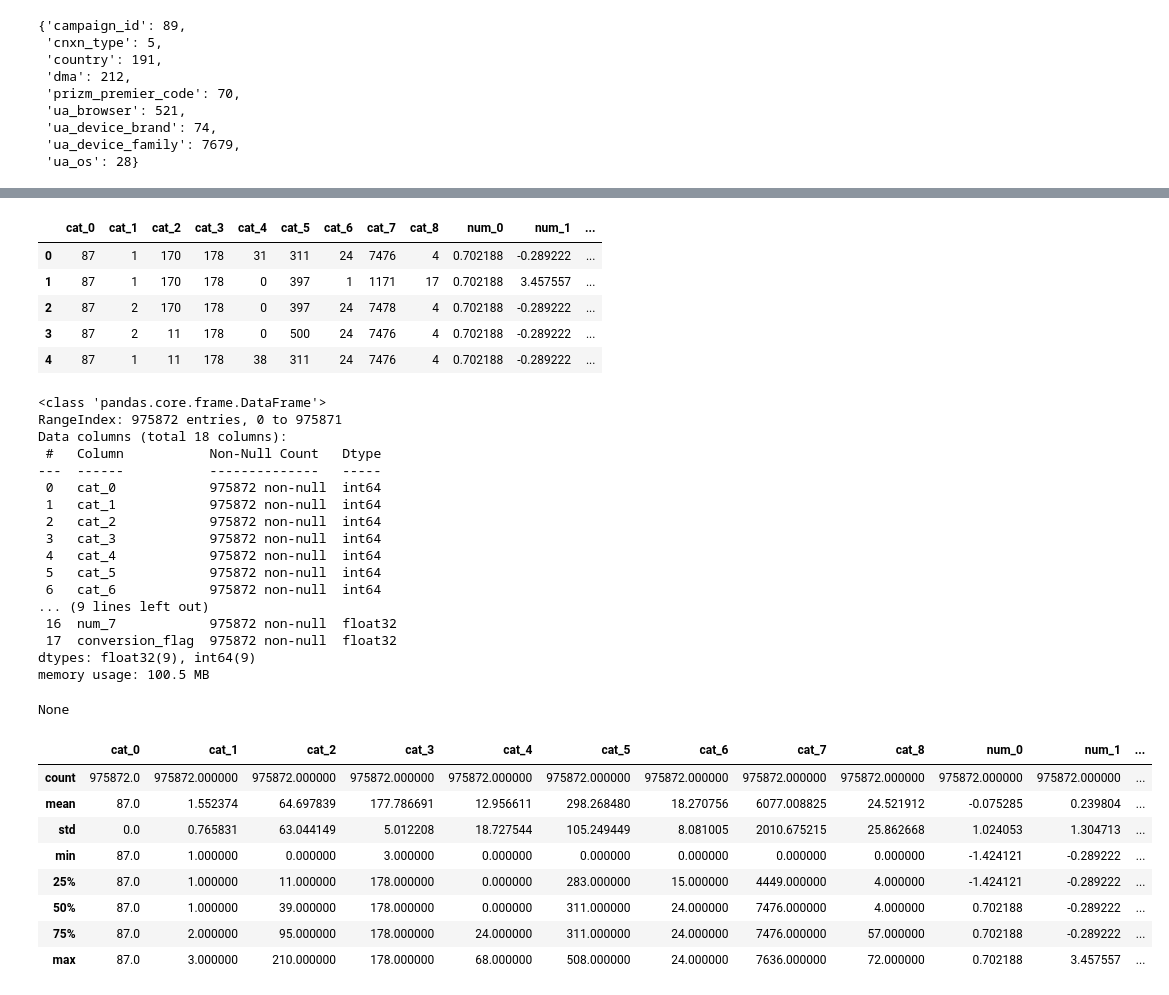
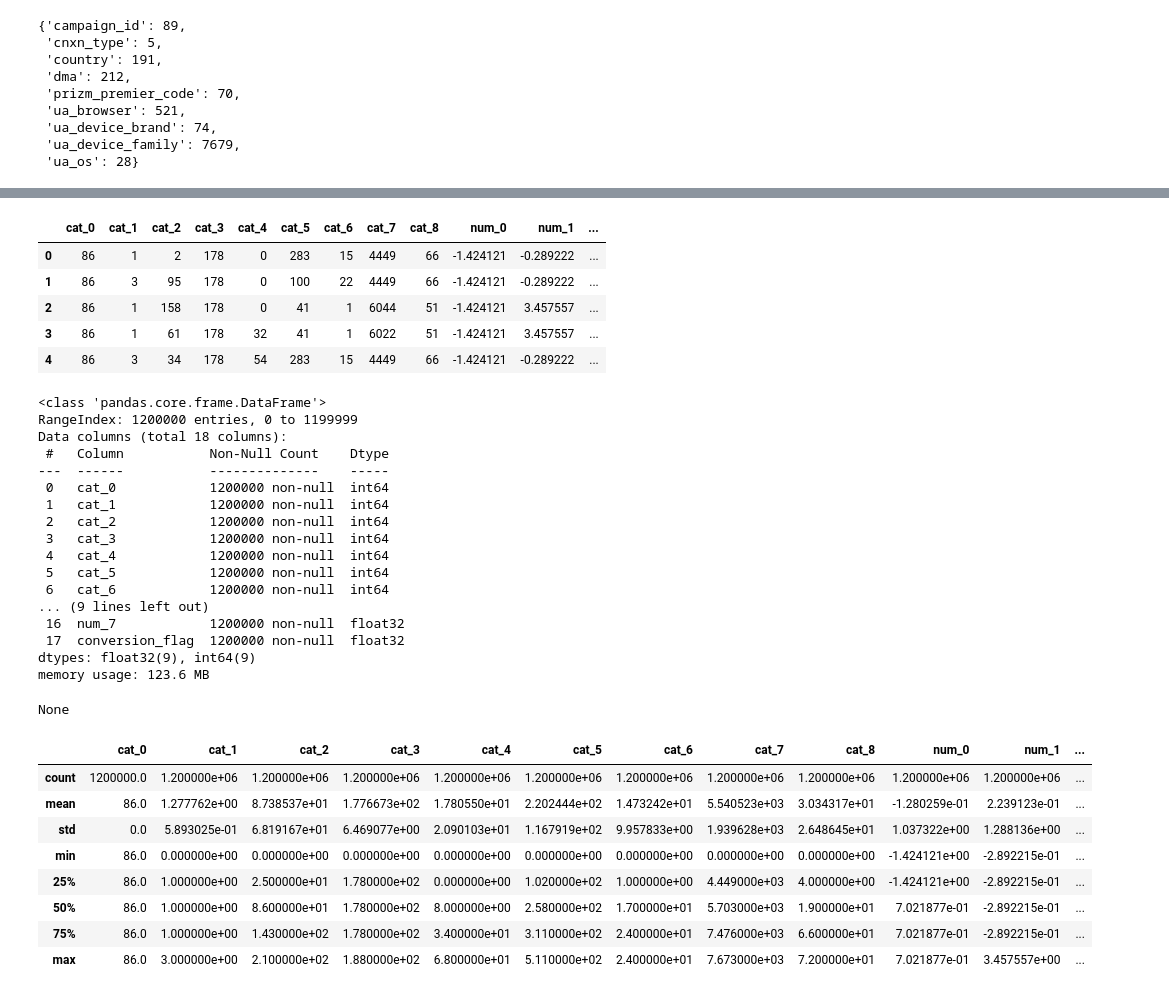
Before and after one commit to paramkpr/AuctioNN, a Jupyter notebook: notebooks/dev.ipynb, the cells around one changed output, grey strips where cells are left out. Drawn from its saved outputs; the diff is of its cells as text; code cells hidden in the pictures.

```diff
--- a/notebooks/dev.ipynb
+++ b/notebooks/dev.ipynb
@@ -629,44 +629,44 @@ print(len(pdf[pdf["conversion_flag"] == 1]))
 # %%
 import pandas as pd
 
-df = pd.read_parquet("./data/processed/train/part.921.parquet")
+df = pd.read_parquet("./data/processed/train/part.917.parquet")
 display(df.head())
 display(df.info())
 display(df.describe())
 # %% [output]
 |  | cat_0 | cat_1 | cat_2 | cat_3 | cat_4 | cat_5 | cat_6 | cat_7 | cat_8 | num_0 | num_1 | ... |
-| 0 | 87 | 1 | 170 | 178 | 31 | 311 | 24 | 7476 | 4 | 0.702188 | -0.289222 | ... |
-| 1 | 87 | 1 | 170 | 178 | 0 | 397 | 1 | 1171 | 17 | 0.702188 | 3.457557 | ... |
-| 2 | 87 | 2 | 170 | 178 | 0 | 397 | 24 | 7478 | 4 | 0.702188 | -0.289222 | ... |
-| 3 | 87 | 2 | 11 | 178 | 0 | 500 | 24 | 7476 | 4 | 0.702188 | -0.289222 | ... |
-| 4 | 87 | 1 | 11 | 178 | 38 | 311 | 24 | 7476 | 4 | 0.702188 | -0.289222 | ... |
+| 0 | 86 | 1 | 2 | 178 | 0 | 283 | 15 | 4449 | 66 | -1.424121 | -0.289222 | ... |
+| 1 | 86 | 3 | 95 | 178 | 0 | 100 | 22 | 4449 | 66 | -1.424121 | -0.289222 | ... |
+| 2 | 86 | 1 | 158 | 178 | 0 | 41 | 1 | 6044 | 51 | -1.424121 | 3.457557 | ... |
+| 3 | 86 | 1 | 61 | 178 | 32 | 41 | 1 | 6022 | 51 | -1.424121 | 3.457557 | ... |
+| 4 | 86 | 3 | 34 | 178 | 54 | 283 | 15 | 4449 | 66 | -1.424121 | -0.289222 | ... |
 <class 'pandas.core.frame.DataFrame'>
-RangeIndex: 975872 entries, 0 to 975871
+RangeIndex: 1200000 entries, 0 to 1199999
 Data columns (total 18 columns):
- #   Column           Non-Null Count   Dtype
----  ------           --------------   -----
- 0   cat_0            975872 non-null  int64
- 1   cat_1            975872 non-null  int64
- 2   cat_2            975872 non-null  int64
- 3   cat_3            975872 non-null  int64
- 4   cat_4            975872 non-null  int64
- 5   cat_5            975872 non-null  int64
- 6   cat_6            975872 non-null  int64
+ #   Column           Non-Null Count    Dtype
+---  ------           --------------    -----
+ 0   cat_0            1200000 non-null  int64
+ 1   cat_1            1200000 non-null  int64
+ 2   cat_2            1200000 non-null  int64
+ 3   cat_3            1200000 non-null  int64
+ 4   cat_4            1200000 non-null  int64
+ 5   cat_5            1200000 non-null  int64
+ 6   cat_6            1200000 non-null  int64
 ... (9 lines left out)
- 16  num_7            975872 non-null  float32
- 17  conversion_flag  975872 non-null  float32
+ 16  num_7            1200000 non-null  float32
+ 17  conversion_flag  1200000 non-null  float32
 dtypes: float32(9), int64(9)
-memory usage: 100.5 MB
+memory usage: 123.6 MB
 None
 |  | cat_0 | cat_1 | cat_2 | cat_3 | cat_4 | cat_5 | cat_6 | cat_7 | cat_8 | num_0 | num_1 | ... |
-| count | 975872.0 | 975872.000000 | 975872.000000 | 975872.000000 | 975872.000000 | 975872.000000 | 975872.000000 | 975872.000000 | 975872.000000 | 975872.000000 | 975872.000000 | ... |
-| mean | 87.0 | 1.552374 | 64.697839 | 177.786691 | 12.956611 | 298.268480 | 18.270756 | 6077.008825 | 24.521912 | -0.075285 | 0.239804 | ... |
-| std | 0.0 | 0.765831 | 63.044149 | 5.012208 | 18.727544 | 105.249449 | 8.081005 | 2010.675215 | 25.862668 | 1.024053 | 1.304713 | ... |
-| min | 87.0 | 1.000000 | 0.000000 | 3.000000 | 0.000000 | 0.000000 | 0.000000 | 0.000000 | 0.000000 | -1.424121 | -0.289222 | ... |
-| 25% | 87.0 | 1.000000 | 11.000000 | 178.000000 | 0.000000 | 283.000000 | 15.000000 | 4449.000000 | 4.000000 | -1.424121 | -0.289222 | ... |
-| 50% | 87.0 | 1.000000 | 39.000000 | 178.000000 | 0.000000 | 311.000000 | 24.000000 | 7476.000000 | 4.000000 | 0.702188 | -0.289222 | ... |
-| 75% | 87.0 | 2.000000 | 95.000000 | 178.000000 | 24.000000 | 311.000000 | 24.000000 | 7476.000000 | 57.000000 | 0.702188 | -0.289222 | ... |
-| max | 87.0 | 3.000000 | 210.000000 | 178.000000 | 68.000000 | 508.000000 | 24.000000 | 7636.000000 | 72.000000 | 0.702188 | 3.457557 | ... |
+| count | 1200000.0 | 1.200000e+06 | 1.200000e+06 | 1.200000e+06 | 1.200000e+06 | 1.200000e+06 | 1.200000e+06 | 1.200000e+06 | 1.200000e+06 | 1.200000e+06 | 1.200000e+06 | ... |
+| mean | 86.0 | 1.277762e+00 | 8.738537e+01 | 1.776673e+02 | 1.780550e+01 | 2.202444e+02 | 1.473242e+01 | 5.540523e+03 | 3.034317e+01 | -1.280259e-01 | 2.239123e-01 | ... |
+| std | 0.0 | 5.893025e-01 | 6.819167e+01 | 6.469077e+00 | 2.090103e+01 | 1.167919e+02 | 9.957833e+00 | 1.939628e+03 | 2.648645e+01 | 1.037322e+00 | 1.288136e+00 | ... |
+| min | 86.0 | 0.000000e+00 | 0.000000e+00 | 0.000000e+00 | 0.000000e+00 | 0.000000e+00 | 0.000000e+00 | 0.000000e+00 | 0.000000e+00 | -1.424121e+00 | -2.892215e-01 | ... |
+| 25% | 86.0 | 1.000000e+00 | 2.500000e+01 | 1.780000e+02 | 0.000000e+00 | 1.020000e+02 | 1.000000e+00 | 4.449000e+03 | 4.000000e+00 | -1.424121e+00 | -2.892215e-01 | ... |
+| 50% | 86.0 | 1.000000e+00 | 8.600000e+01 | 1.780000e+02 | 8.000000e+00 | 2.580000e+02 | 1.700000e+01 | 5.703000e+03 | 1.900000e+01 | 7.021877e-01 | -2.892215e-01 | ... |
+| 75% | 86.0 | 1.000000e+00 | 1.430000e+02 | 1.780000e+02 | 3.400000e+01 | 3.110000e+02 | 2.400000e+01 | 7.476000e+03 | 6.600000e+01 | 7.021877e-01 | -2.892215e-01 | ... |
+| max | 86.0 | 3.000000e+00 | 2.100000e+02 | 1.880000e+02 | 6.800000e+01 | 5.110000e+02 | 2.400000e+01 | 7.673000e+03 | 7.200000e+01 | 7.021877e-01 | 3.457557e+00 | ... |
 # %%
 import joblib
 import os
```
Also changed, not shown: parts of 7 cells of this notebook, 4 other files.
